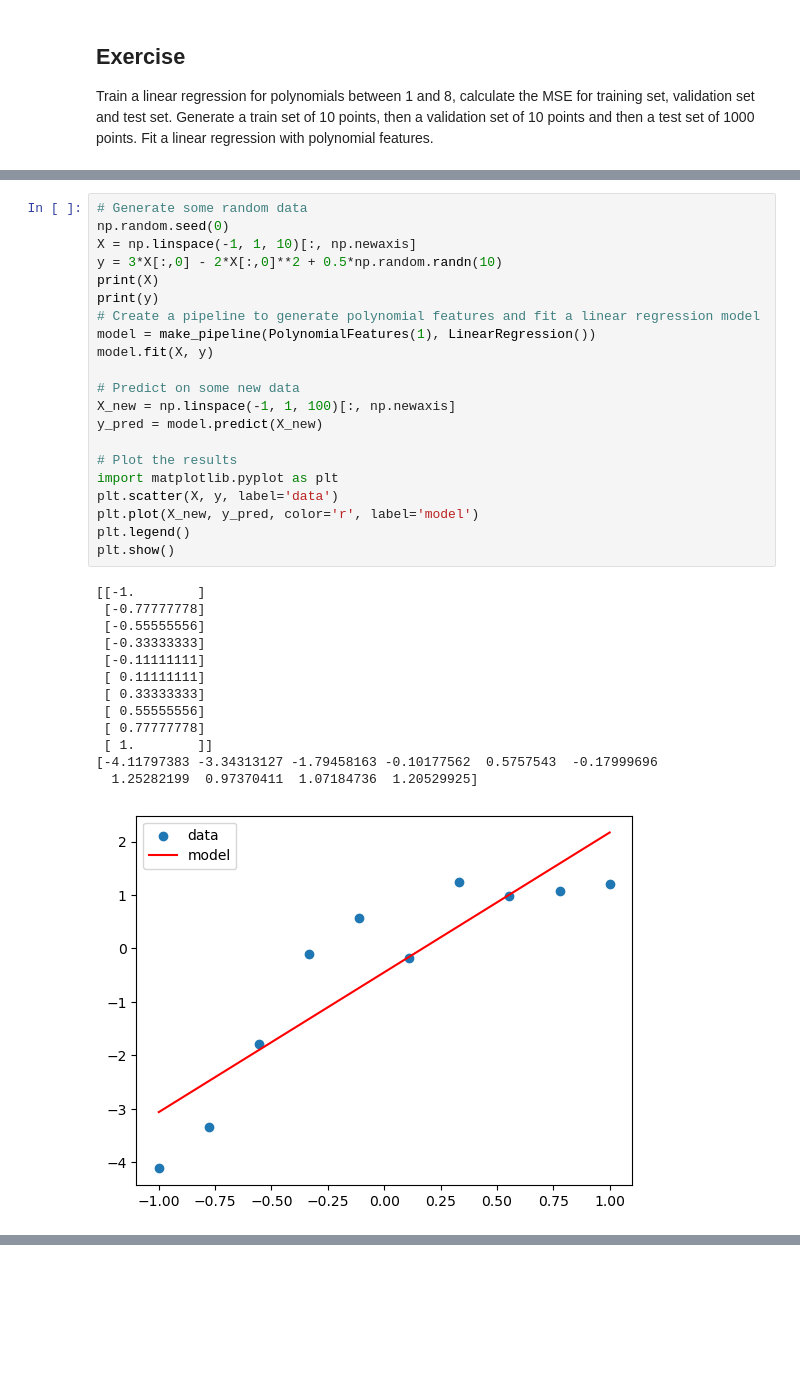
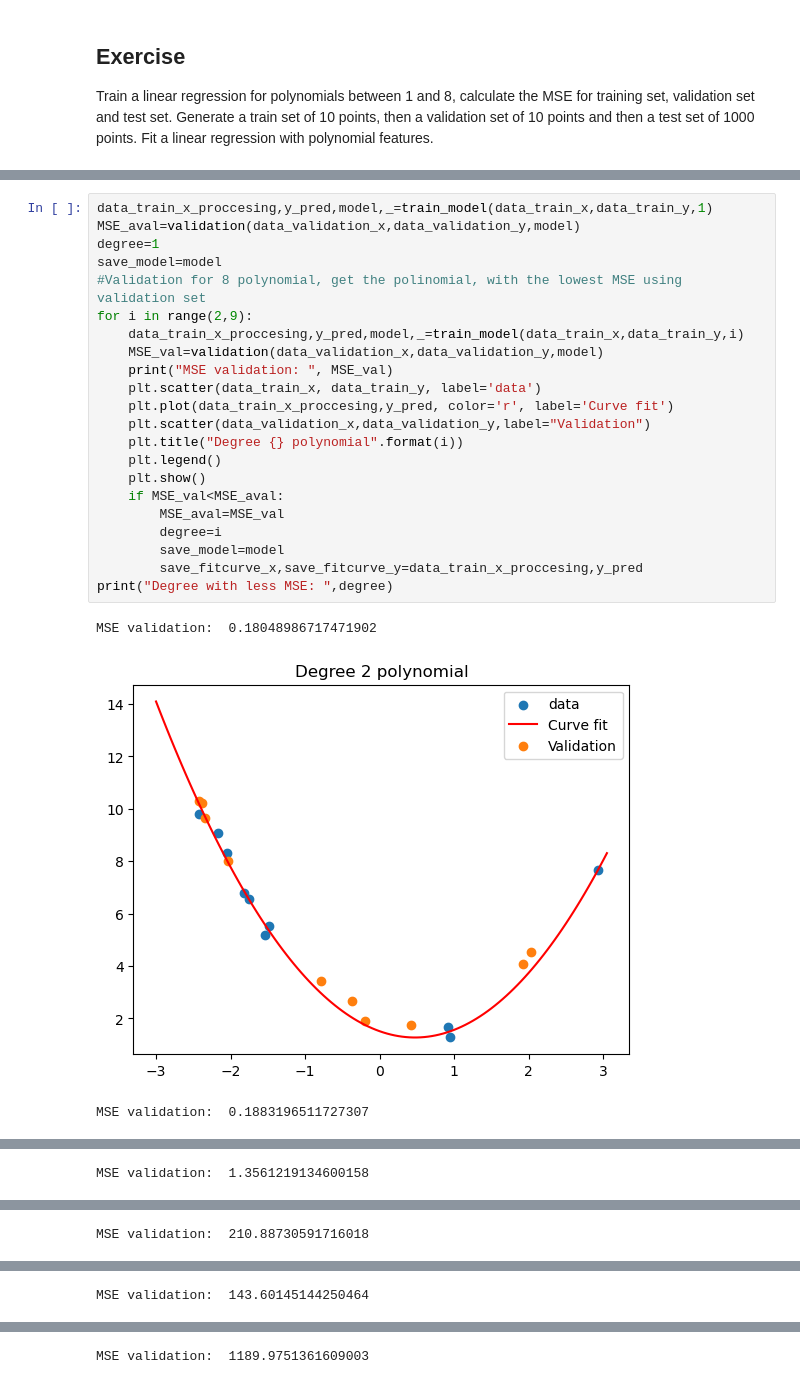
Before and after one commit to afrincon2/Machine_learning, a Jupyter notebook: LinearRegression/LinearRegression-Ex.ipynb, the cells around one changed output, grey strips where cells are left out. Drawn from its saved outputs; the diff is of its cells as text; blank space fills up the shorter version.

```diff
--- a/LinearRegression/LinearRegression-Ex.ipynb
+++ b/LinearRegression/LinearRegression-Ex.ipynb
@@ -363,35 +350,26 @@ plt.show()
-# %%
-# Generate some random data
-np.random.seed(0)
-X = np.linspace(-1, 1, 10)[:, np.newaxis]
-y = 3*X[:,0] - 2*X[:,0]**2 + 0.5*np.random.randn(10)
-print(X)
-print(y)
-# Create a pipeline to generate polynomial features and fit a linear regression model
-model = make_pipeline(PolynomialFeatures(1), LinearRegression())
-model.fit(X, y)
-
-# Predict on some new data
-X_new = np.linspace(-1, 1, 100)[:, np.newaxis]
-y_pred = model.predict(X_new)
-
-# Plot the results
-import matplotlib.pyplot as plt
-plt.scatter(X, y, label='data')
-plt.plot(X_new, y_pred, color='r', label='model')
-plt.legend()
-plt.show()
-# %% [output]
-[[-1.        ]
- [-0.77777778]
- [-0.55555556]
- [-0.33333333]
- [-0.11111111]
- [ 0.11111111]
- [ 0.33333333]
- [ 0.55555556]
- [ 0.77777778]
- [ 1.        ]]
-[-4.11797383 -3.34313127 -1.79458163 -0.10177562  0.5757543  -0.17999696
-  1.25282199  0.97370411  1.07184736  1.20529925]
-[figure, removed]
+# %%
+data_train_x_proccesing,y_pred,model,_=train_model(data_train_x,data_train_y,1)
+MSE_aval=validation(data_validation_x,data_validation_y,model)
+degree=1
+save_model=model
+#Validation for 8 polynomial, get the polinomial, with the lowest MSE using validation set
+for i in range(2,9):
+    data_train_x_proccesing,y_pred,model,_=train_model(data_train_x,data_train_y,i)
+    MSE_val=validation(data_validation_x,data_validation_y,model)
+    print("MSE validation: ", MSE_val)
+    plt.scatter(data_train_x, data_train_y, label='data')
+    plt.plot(data_train_x_proccesing,y_pred, color='r', label='Curve fit')
+    plt.scatter(data_validation_x,data_validation_y,label="Validation")
+    plt.title("Degree {} polynomial".format(i))
+    plt.legend()
+    plt.show()
+    if MSE_val<MSE_aval:
+        MSE_aval=MSE_val
+        degree=i
+        save_model=model
+        save_fitcurve_x,save_fitcurve_y=data_train_x_proccesing,y_pred
+print("Degree with less MSE: ",degree)
+# %% [output]
+MSE validation:  0.18048986717471902
+[figure, added]
+MSE validation:  0.1883196511727307
@@ -397,0 +377 @@ plt.show()
+MSE validation:  1.3561219134600158
@@ -397,0 +379 @@ plt.show()
+MSE validation:  210.88730591716018
@@ -397,0 +381 @@ plt.show()
+MSE validation:  143.60145144250464
@@ -397,0 +383 @@ plt.show()
+MSE validation:  1189.9751361609003
```
Also changed, not shown: parts of 6 cells of this notebook.
